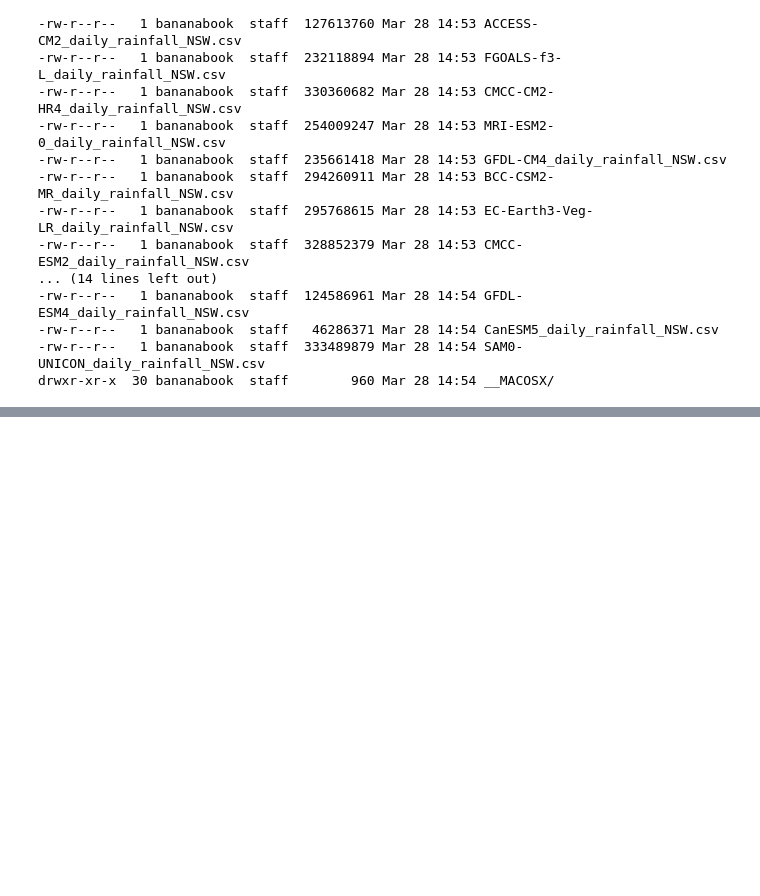
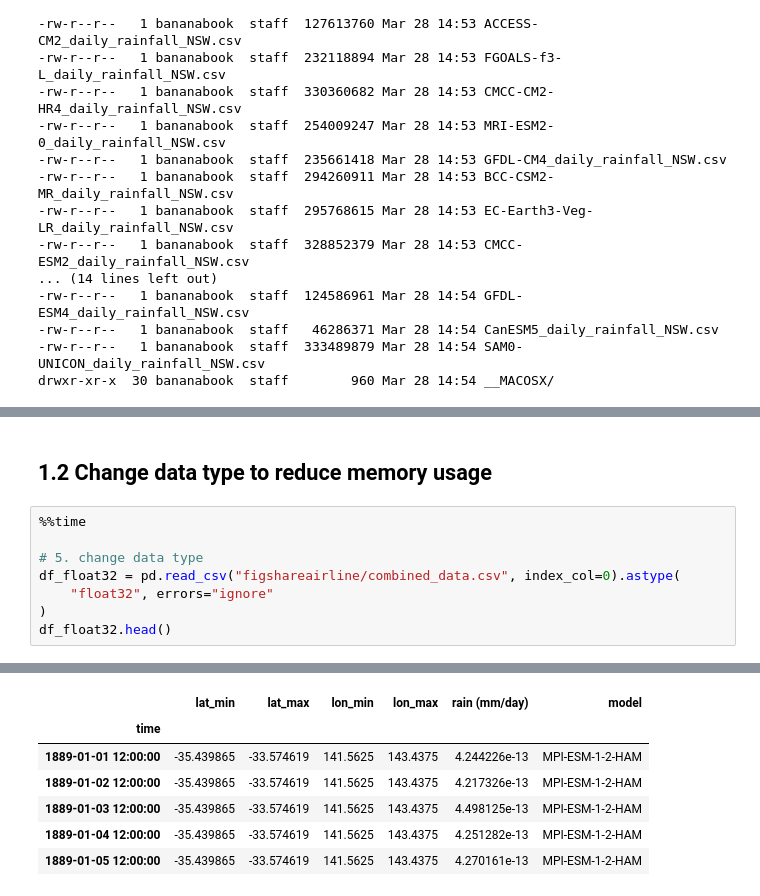
Before and after one commit to UBC-MDS/DSCI_525_Group_3, a Jupyter notebook: milestone_1.ipynb, the cells around one changed output, grey strips where cells are left out. Cells and saved outputs as stored; diff of their text form; blank space fills up the shorter version.

```diff
--- a/milestone_1.ipynb
+++ b/milestone_1.ipynb
@@ -122,0 +166,11 @@ df.head()
+# %% [markdown]
+## 1.2 Change data type to reduce memory usage
+# %%
+%%time
+
+# 5. change data type
+df_float32 = pd.read_csv("figshareairline/combined_data.csv", index_col=0).astype(
+    "float32", errors="ignore"
+)
+df_float32.head()
+# %% [output]
@@ -122,0 +179,7 @@ df.head()
+|  | lat_min | lat_max | lon_min | lon_max | rain (mm/day) | model |
+| time |  |  |  |  |  |  |
+| 1889-01-01 12:00:00 | -35.439865 | -33.574619 | 141.5625 | 143.4375 | 4.244226e-13 | MPI-ESM-1-2-HAM |
+| 1889-01-02 12:00:00 | -35.439865 | -33.574619 | 141.5625 | 143.4375 | 4.217326e-13 | MPI-ESM-1-2-HAM |
+| 1889-01-03 12:00:00 | -35.439865 | -33.574619 | 141.5625 | 143.4375 | 4.498125e-13 | MPI-ESM-1-2-HAM |
+| 1889-01-04 12:00:00 | -35.439865 | -33.574619 | 141.5625 | 143.4375 | 4.251282e-13 | MPI-ESM-1-2-HAM |
+| 1889-01-05 12:00:00 | -35.439865 | -33.574619 | 141.5625 | 143.4375 | 4.270161e-13 | MPI-ESM-1-2-HAM |
```
Also changed, not shown: parts of 31 cells of this notebook.
